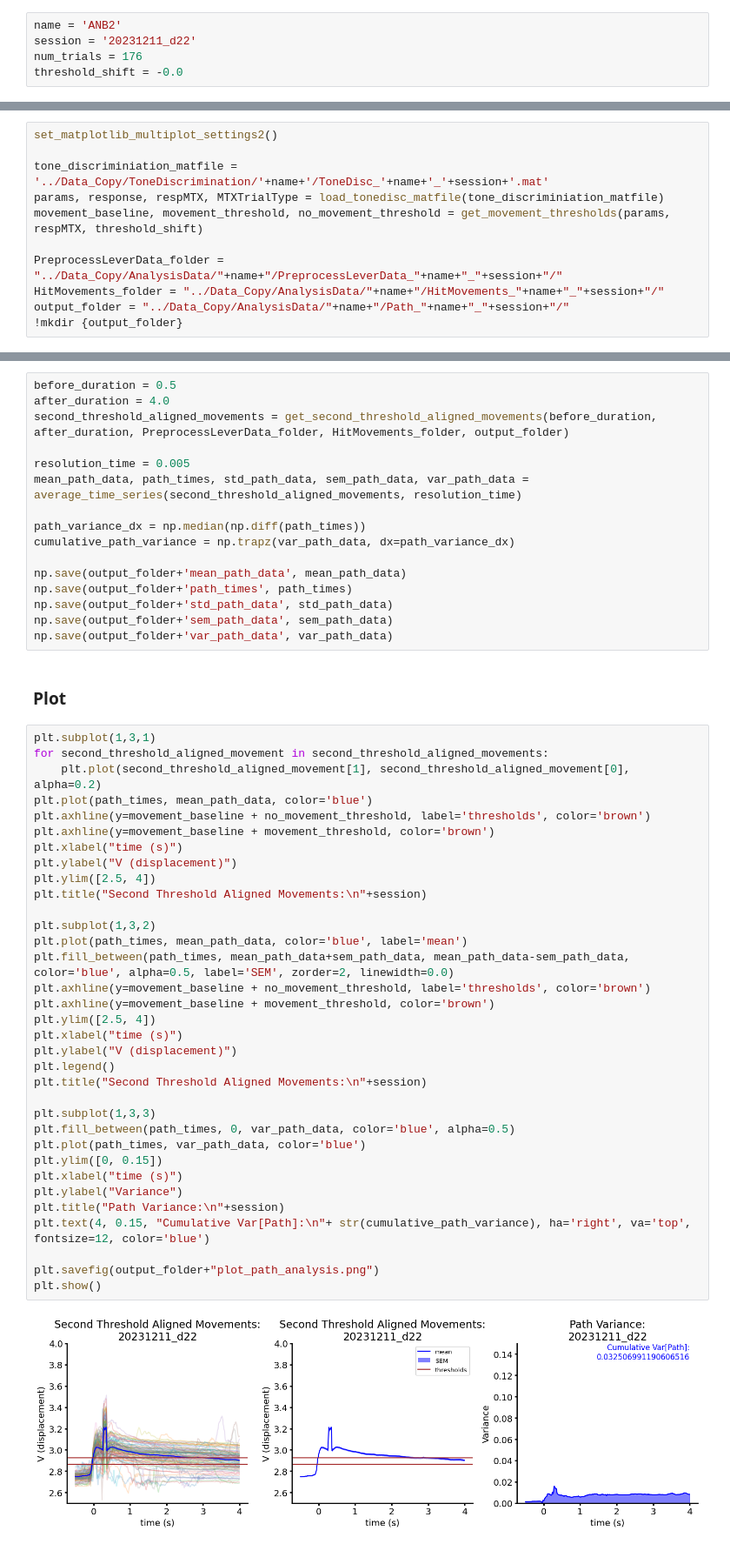
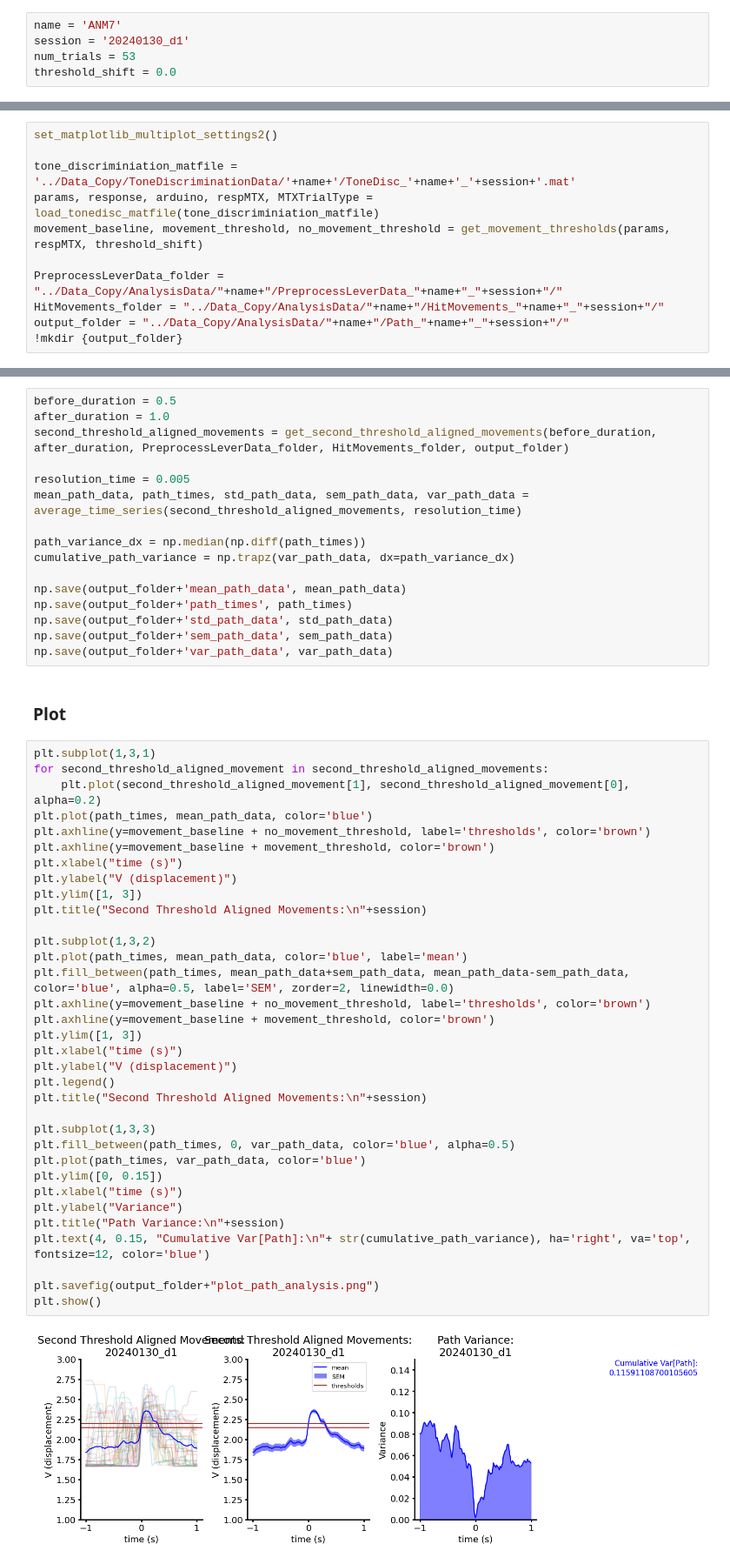
Before and after one commit to paulazoo/behavior, a Jupyter notebook: analysis/Path.ipynb, the cells around one changed output, grey strips where cells are left out. Shown: that part at 87% size. Saved outputs shown, nothing was run; the diff lists cells and outputs as text.

```diff
--- a/analysis/Path.ipynb
+++ b/analysis/Path.ipynb
@@ -2,10 +2,10 @@
 ### set folder_name and `num_trials`
 - `num_trials` and `threshold_shift` based on preprocessing alignment (see PreprocessLeverData notebooks) and can be found for each day's session in the Google sheets analysis log
 # %%
-name = 'ANB2'
-session = '20231211_d22'
-num_trials = 176
-threshold_shift = -0.0
+name = 'ANM7'
+session = '20240130_d1'
+num_trials = 53
+threshold_shift = 0.0
 # %% [markdown]
 ### imports
 # %%
@@ -32,8 +32,8 @@ from path.get_aligned_movements import get_second_threshold_aligned_movements
 # %%
 set_matplotlib_multiplot_settings2()
 
-tone_discriminiation_matfile = '../Data_Copy/ToneDiscrimination/'+name+'/ToneDisc_'+name+'_'+session+'.mat'
-params, response, respMTX, MTXTrialType = load_tonedisc_matfile(tone_discriminiation_matfile)
+tone_discriminiation_matfile = '../Data_Copy/ToneDiscriminationData/'+name+'/ToneDisc_'+name+'_'+session+'.mat'
+params, response, arduino, respMTX, MTXTrialType = load_tonedisc_matfile(tone_discriminiation_matfile)
 movement_baseline, movement_threshold, no_movement_threshold = get_movement_thresholds(params, respMTX, threshold_shift)
 
 PreprocessLeverData_folder = "../Data_Copy/AnalysisData/"+name+"/PreprocessLeverData_"+name+"_"+session+"/"
@@ -51,7 +52,7 @@ nomvt threshold:  0.09974664352544539 + movement_baseline =  2.863627386438447
 ### Calculate path aligned to second threshold
 # %%
 before_duration = 0.5
-after_duration = 4.0
+after_duration = 1.0
 second_threshold_aligned_movements = get_second_threshold_aligned_movements(before_duration, after_duration, PreprocessLeverData_folder, HitMovements_folder, output_folder)
 
 resolution_time = 0.005
@@ -73,33 +74,33 @@ for second_threshold_aligned_movement in second_threshold_aligned_movements:
     plt.plot(second_threshold_aligned_movement[1], second_threshold_aligned_movement[0], alpha=0.2)
 plt.plot(path_times, mean_path_data, color='blue')
 plt.axhline(y=movement_baseline + no_movement_threshold, label='thresholds', color='brown')
 plt.axhline(y=movement_baseline + movement_threshold, color='brown')
 plt.xlabel("time (s)")
 plt.ylabel("V (displacement)")
-plt.ylim([2.5, 4])
+plt.ylim([1, 3])
 plt.title("Second Threshold Aligned Movements:\n"+session)
 
 plt.subplot(1,3,2)
 plt.plot(path_times, mean_path_data, color='blue', label='mean')
 plt.fill_between(path_times, mean_path_data+sem_path_data, mean_path_data-sem_path_data, color='blue', alpha=0.5, label='SEM', zorder=2, linewidth=0.0)
 plt.axhline(y=movement_baseline + no_movement_threshold, label='thresholds', color='brown')
 plt.axhline(y=movement_baseline + movement_threshold, color='brown')
-plt.ylim([2.5, 4])
+plt.ylim([1, 3])
 plt.xlabel("time (s)")
 plt.ylabel("V (displacement)")
 plt.legend()
 plt.title("Second Threshold Aligned Movements:\n"+session)
 
 plt.subplot(1,3,3)
 plt.fill_between(path_times, 0, var_path_data, color='blue', alpha=0.5)
 plt.plot(path_times, var_path_data, color='blue')
 plt.ylim([0, 0.15])
 plt.xlabel("time (s)")
 plt.ylabel("Variance")
 plt.title("Path Variance:\n"+session)
 plt.text(4, 0.15, "Cumulative Var[Path]:\n"+ str(cumulative_path_variance), ha='right', va='top', fontsize=12, color='blue')
 
 plt.savefig(output_folder+"plot_path_analysis.png")
 plt.show()
 # %% [output]
-[figure, old version]
+[figure, new version]
```
Also changed, not shown: parts of 1 cell of this notebook, 26 other files.
